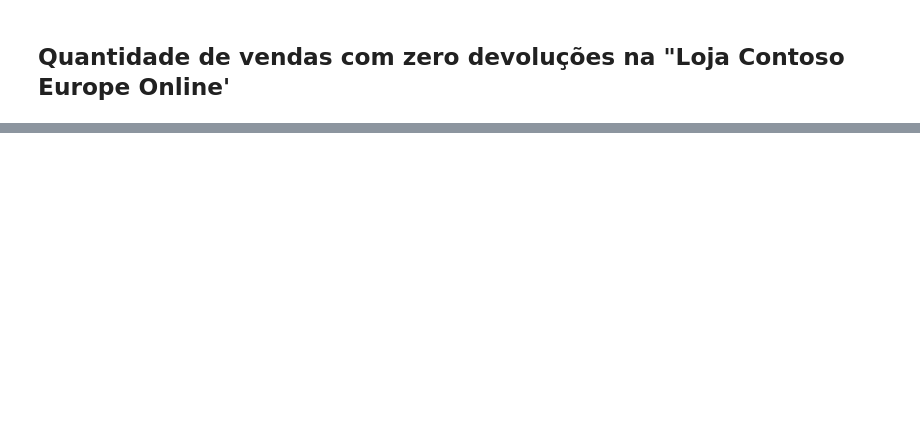
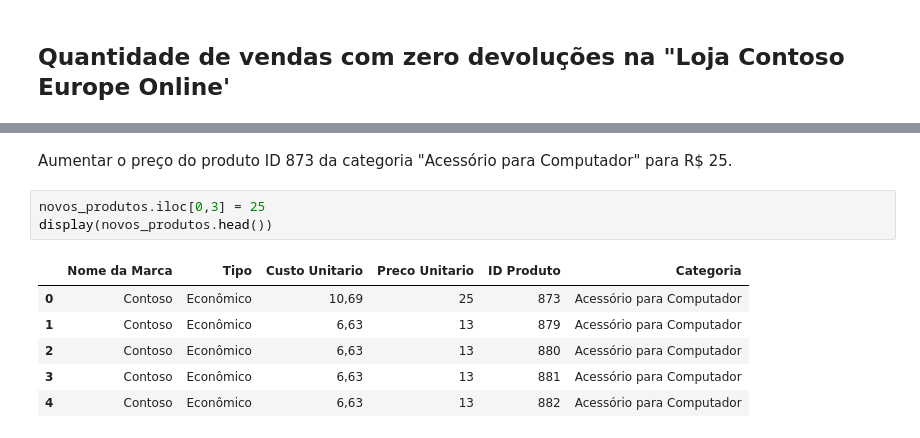
Before and after one commit to LiviaFer/Python_Studies, a Jupyter notebook: pandas.ipynb, the cells around one changed output, grey strips where cells are left out. Drawn from its saved outputs; the diff is of its cells as text; blank space fills up the shorter version.

```diff
--- a/pandas.ipynb
+++ b/pandas.ipynb
@@ -287,0 +301,12 @@ display(df_loja306semdev)
+# %% [markdown]
+Aumentar o preço do produto ID 873 da categoria "Acessório para Computador" para R$ 25.
+# %%
+novos_produtos.iloc[0,3] = 25
+display(novos_produtos.head())
+# %% [output]
+|  | Nome da Marca | Tipo | Custo Unitario | Preco Unitario | ID Produto | Categoria |
+| 0 | Contoso | Econômico | 10,69 | 25 | 873 | Acessório para Computador |
+| 1 | Contoso | Econômico | 6,63 | 13 | 879 | Acessório para Computador |
+| 2 | Contoso | Econômico | 6,63 | 13 | 880 | Acessório para Computador |
+| 3 | Contoso | Econômico | 6,63 | 13 | 881 | Acessório para Computador |
+| 4 | Contoso | Econômico | 6,63 | 13 | 882 | Acessório para Computador |
```
Also changed, not shown: parts of 16 cells of this notebook.
